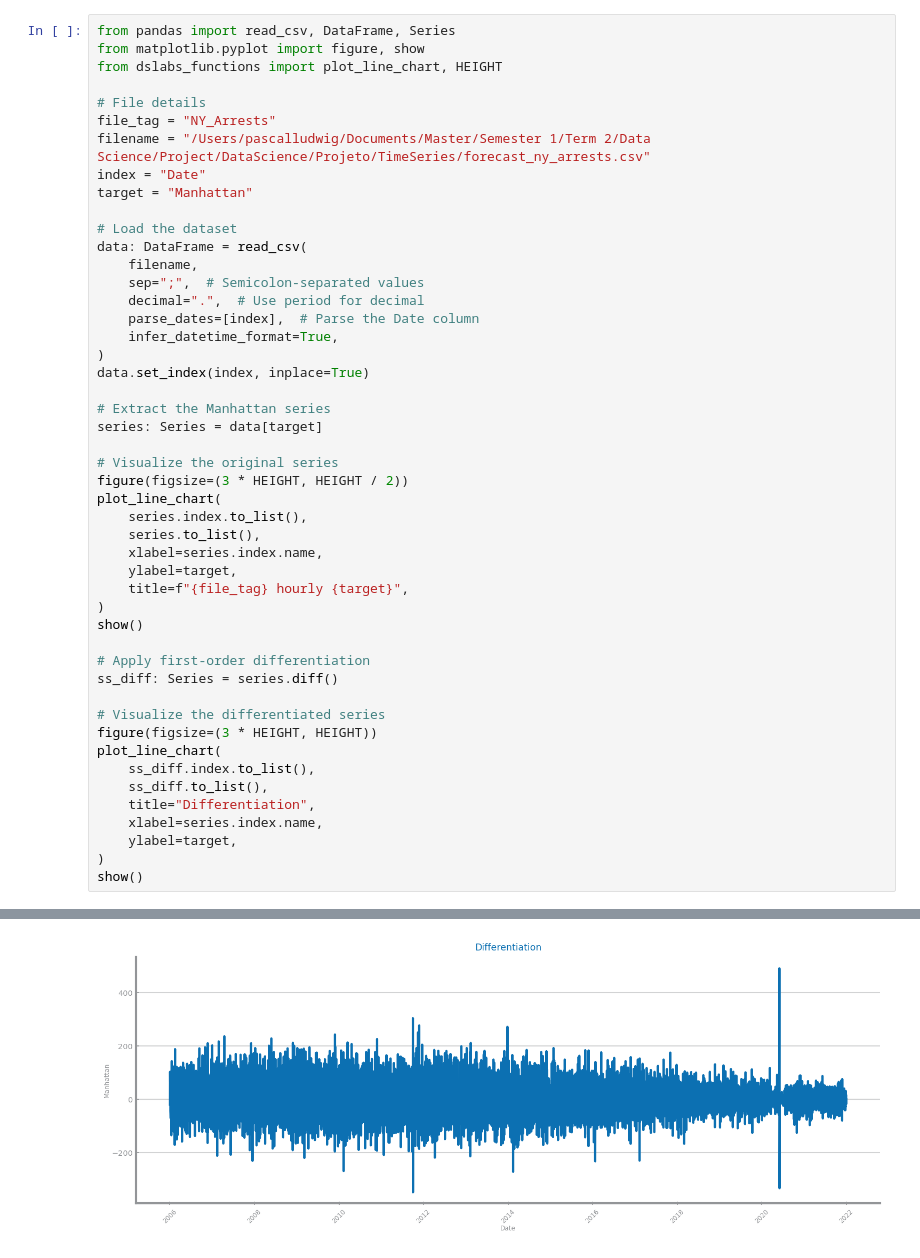
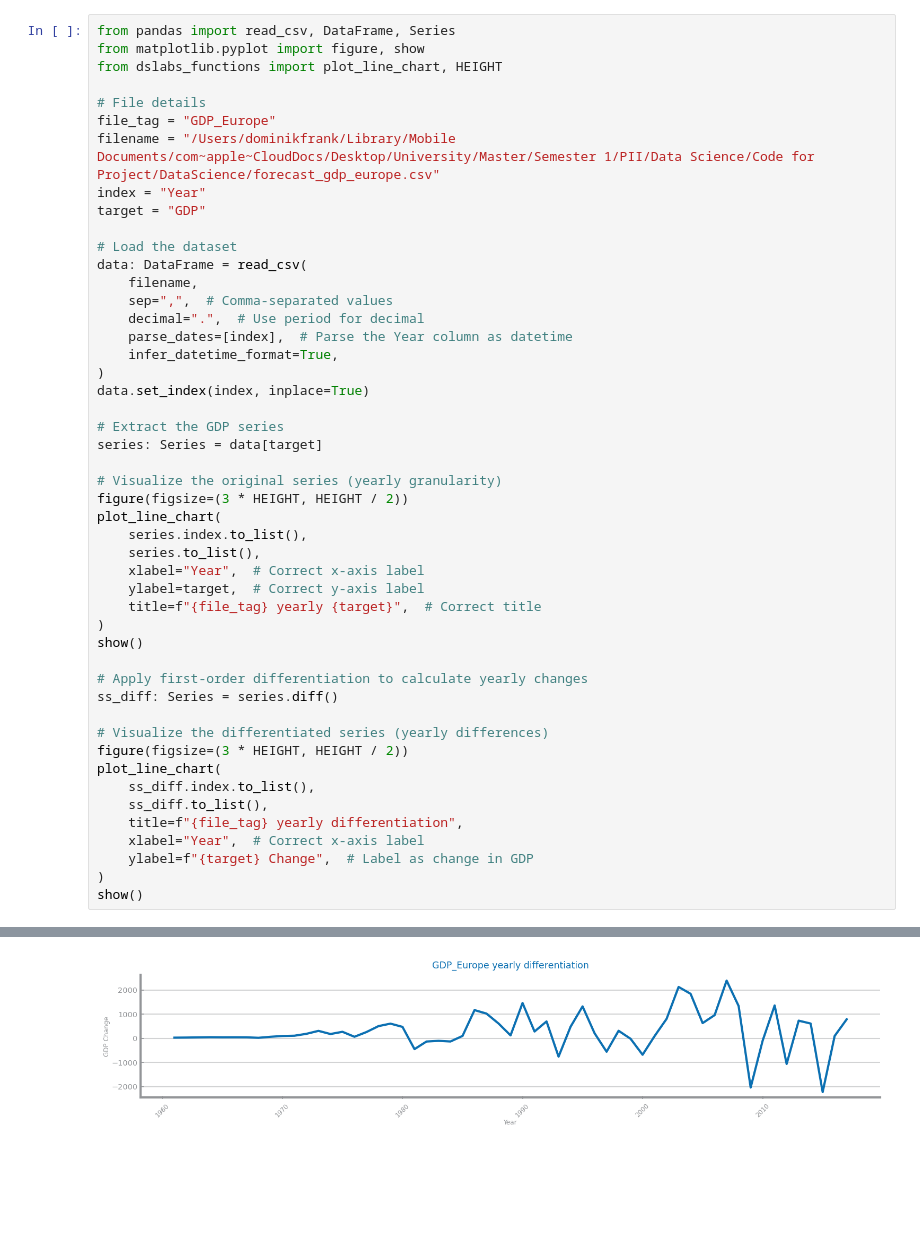
Before and after one commit to freshblaxx/DataScience, a Jupyter notebook: Projeto/TimeSeries/Transformation_gdp_europe/Differentiation.ipynb, the cells around one changed output, grey strips where cells are left out. Cells and saved outputs as stored; diff of their text form; blank space fills up the shorter version.

```diff
--- a/Projeto/TimeSeries/Transformation_gdp_europe/Differentiation.ipynb
+++ b/Projeto/TimeSeries/Transformation_gdp_europe/Differentiation.ipynb
@@ -4,46 +4,46 @@ from matplotlib.pyplot import figure, show
 from dslabs_functions import plot_line_chart, HEIGHT
 
 # File details
-file_tag = "NY_Arrests"
-filename = "/Users/pascalludwig/Documents/Master/Semester 1/Term 2/Data Science/Project/DataScience/Projeto/TimeSeries/forecast_ny_arrests.csv"
-index = "Date"
-target = "Manhattan"
+file_tag = "GDP_Europe"
+filename = "/Users/dominikfrank/Library/Mobile Documents/com~apple~CloudDocs/Desktop/University/Master/Semester 1/PII/Data Science/Code for Project/DataScience/forecast_gdp_europe.csv"
+index = "Year"
+target = "GDP"
 
 # Load the dataset
 data: DataFrame = read_csv(
     filename,
-    sep=";",  # Semicolon-separated values
+    sep=",",  # Comma-separated values
     decimal=".",  # Use period for decimal
-    parse_dates=[index],  # Parse the Date column
+    parse_dates=[index],  # Parse the Year column as datetime
     infer_datetime_format=True,
 )
 data.set_index(index, inplace=True)
 
-# Extract the Manhattan series
+# Extract the GDP series
 series: Series = data[target]
 
-# Visualize the original series
+# Visualize the original series (yearly granularity)
 figure(figsize=(3 * HEIGHT, HEIGHT / 2))
 plot_line_chart(
     series.index.to_list(),
     series.to_list(),
-    xlabel=series.index.name,
-    ylabel=target,
-    title=f"{file_tag} hourly {target}",
+    xlabel="Year",  # Correct x-axis label
+    ylabel=target,  # Correct y-axis label
+    title=f"{file_tag} yearly {target}",  # Correct title
 )
 show()
 
-# Apply first-order differentiation
+# Apply first-order differentiation to calculate yearly changes
 ss_diff: Series = series.diff()
 
-# Visualize the differentiated series
-figure(figsize=(3 * HEIGHT, HEIGHT))
+# Visualize the differentiated series (yearly differences)
+figure(figsize=(3 * HEIGHT, HEIGHT / 2))
 plot_line_chart(
     ss_diff.index.to_list(),
     ss_diff.to_list(),
-    title="Differentiation",
-    xlabel=series.index.name,
-    ylabel=target,
+    title=f"{file_tag} yearly differentiation",
+    xlabel="Year",  # Correct x-axis label
+    ylabel=f"{target} Change",  # Label as change in GDP
 )
 show()
 # %% [output]
@@ -51,3 +51,3 @@ show()
-[figure, old version]
+[figure, new version]
 # %%
 from dslabs_functions import plot_ts_multivariate_chart
```
Also changed, not shown: parts of 2 cells of this notebook.
